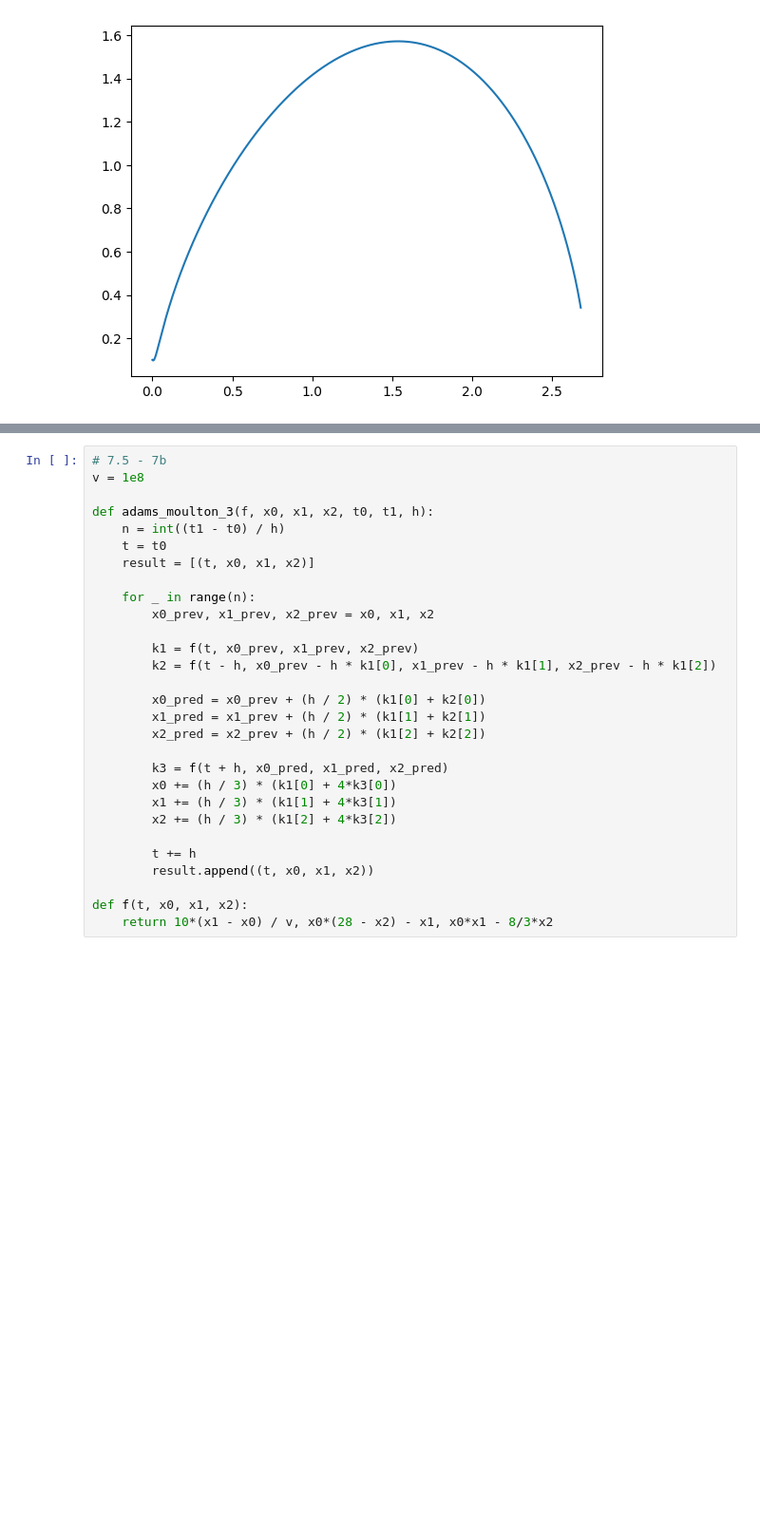
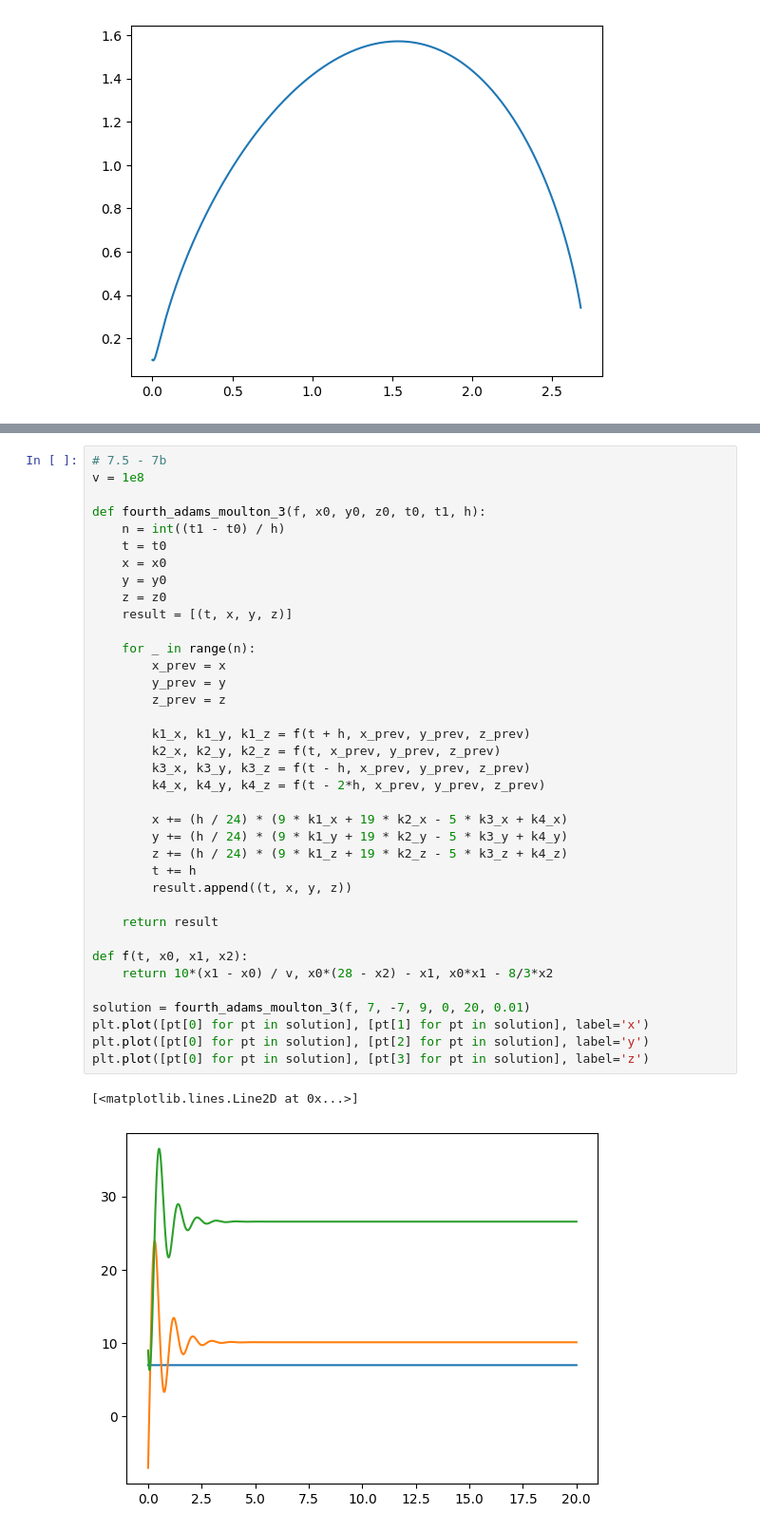
Before and after one commit to hamasoon/NumericalComputing2025Spring, a Jupyter notebook: HW6/NA_HW6_배문성_2019-14355.ipynb, the cells around one changed output, grey strips where cells are left out. Shown at 95% size. Drawn from its saved outputs; the diff is of its cells as text; blank space fills up the shorter version.

```diff
--- a/HW6/NA_HW6_배문성_2019-14355.ipynb
+++ b/HW6/NA_HW6_배문성_2019-14355.ipynb
@@ -349,29 +338,40 @@ plt.show()
-# %%
-# 7.5 - 7b
-v = 1e8
-
-def adams_moulton_3(f, x0, x1, x2, t0, t1, h):
-    n = int((t1 - t0) / h)
-    t = t0
-    result = [(t, x0, x1, x2)]
-
-    for _ in range(n):
-        x0_prev, x1_prev, x2_prev = x0, x1, x2
-
-        k1 = f(t, x0_prev, x1_prev, x2_prev)
-        k2 = f(t - h, x0_prev - h * k1[0], x1_prev - h * k1[1], x2_prev - h * k1[2])
-
-        x0_pred = x0_prev + (h / 2) * (k1[0] + k2[0])
-        x1_pred = x1_prev + (h / 2) * (k1[1] + k2[1])
-        x2_pred = x2_prev + (h / 2) * (k1[2] + k2[2])
-
-        k3 = f(t + h, x0_pred, x1_pred, x2_pred)
-        x0 += (h / 3) * (k1[0] + 4*k3[0])
-        x1 += (h / 3) * (k1[1] + 4*k3[1])
-        x2 += (h / 3) * (k1[2] + 4*k3[2])
-
-        t += h
-        result.append((t, x0, x1, x2))
-
-def f(t, x0, x1, x2):
-    return 10*(x1 - x0) / v, x0*(28 - x2) - x1, x0*x1 - 8/3*x2
+# %%
+# 7.5 - 7b
+v = 1e8
+
+def fourth_adams_moulton_3(f, x0, y0, z0, t0, t1, h):
+    n = int((t1 - t0) / h)
+    t = t0
+    x = x0
+    y = y0
+    z = z0
+    result = [(t, x, y, z)]
+
+    for _ in range(n):
+        x_prev = x
+        y_prev = y
+        z_prev = z
+
+        k1_x, k1_y, k1_z = f(t + h, x_prev, y_prev, z_prev)
+        k2_x, k2_y, k2_z = f(t, x_prev, y_prev, z_prev)
+        k3_x, k3_y, k3_z = f(t - h, x_prev, y_prev, z_prev)
+        k4_x, k4_y, k4_z = f(t - 2*h, x_prev, y_prev, z_prev)
+
+        x += (h / 24) * (9 * k1_x + 19 * k2_x - 5 * k3_x + k4_x)
+        y += (h / 24) * (9 * k1_y + 19 * k2_y - 5 * k3_y + k4_y)
+        z += (h / 24) * (9 * k1_z + 19 * k2_z - 5 * k3_z + k4_z)
+        t += h
+        result.append((t, x, y, z))
+
+    return result
+
+def f(t, x0, x1, x2):
+    return 10*(x1 - x0) / v, x0*(28 - x2) - x1, x0*x1 - 8/3*x2
+
+solution = fourth_adams_moulton_3(f, 7, -7, 9, 0, 20, 0.01)
+plt.plot([pt[0] for pt in solution], [pt[1] for pt in solution], label='x')
+plt.plot([pt[0] for pt in solution], [pt[2] for pt in solution], label='y')
+plt.plot([pt[0] for pt in solution], [pt[3] for pt in solution], label='z')
+# %% [output]
+[<matplotlib.lines.Line2D at 0x...>]
+[figure, added]
```
Also changed, not shown: parts of 5 cells of this notebook, 2 other files.
